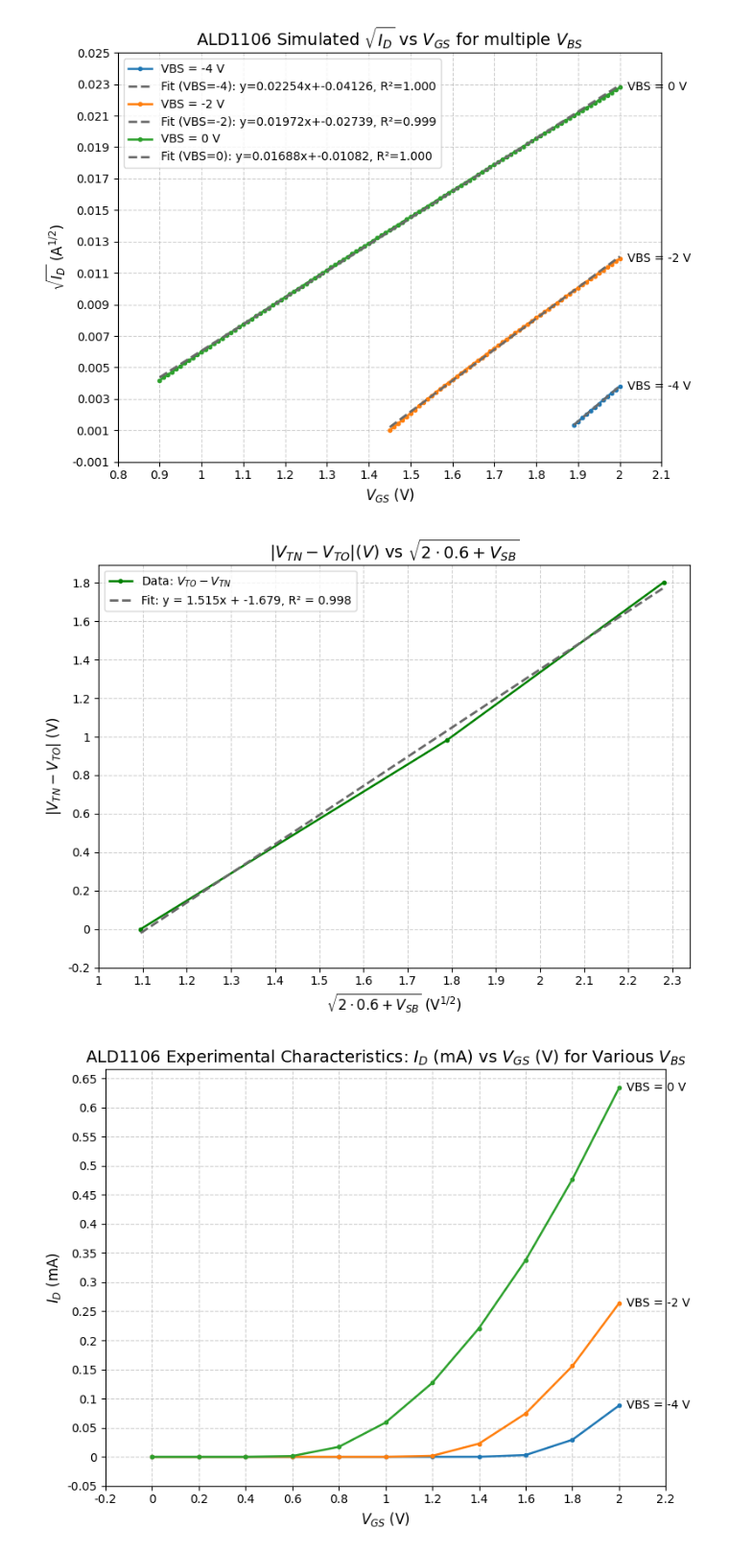
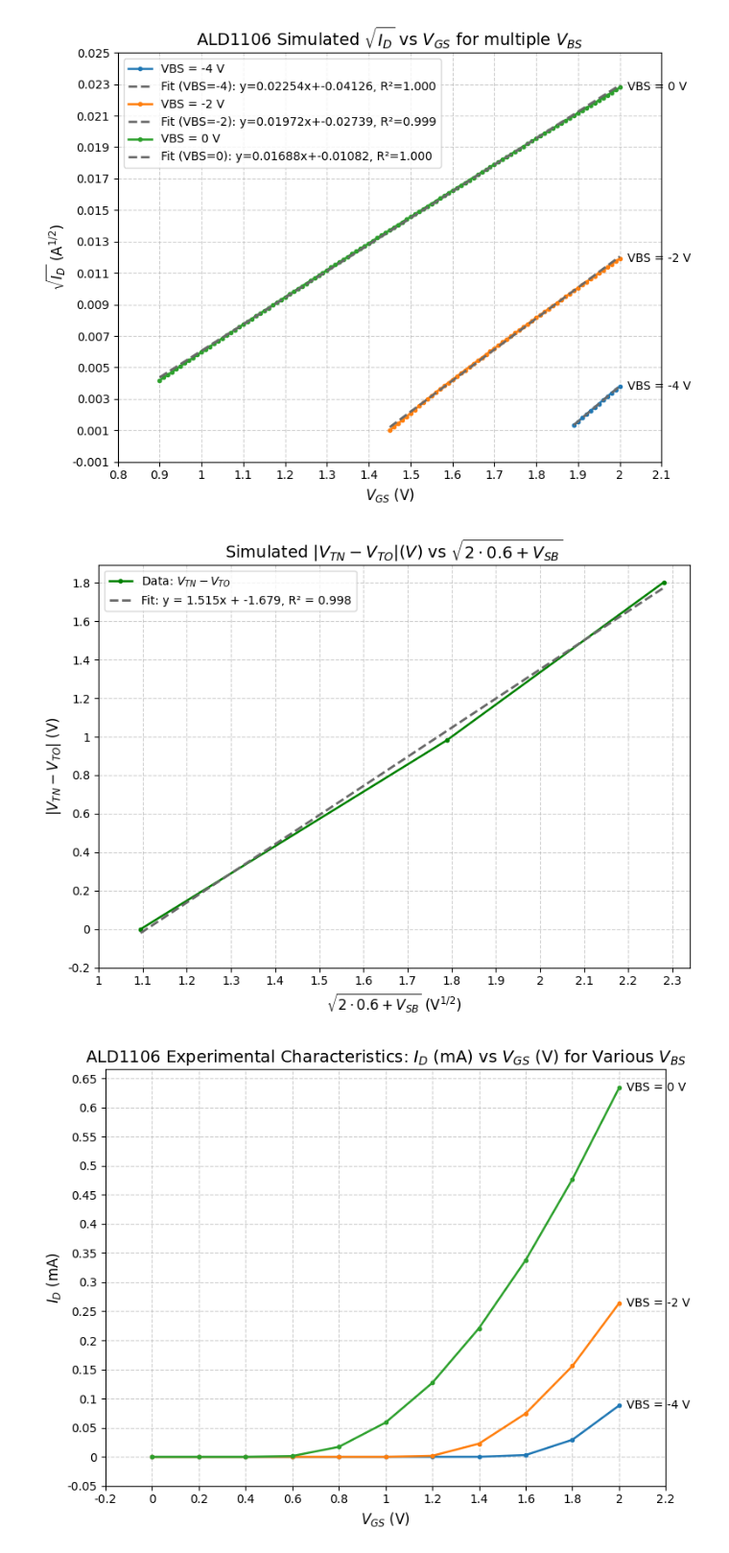
Before and after one commit to emaggyar12/335labs, a Jupyter notebook: lab5/nmos_graphs.ipynb, the cells around one changed output. Shown at 96% size. Cells and saved outputs as stored; diff of their text form; code cells hidden in the pictures.

```diff
--- a/lab5/nmos_graphs.ipynb
+++ b/lab5/nmos_graphs.ipynb
@@ -609,7 +609,7 @@ fig, ax = plt.subplots(figsize=(8, 6))
 
 # data points + connecting line
 ax.plot(x, vto_minus_vtn, marker='o', markersize=3, linewidth=1.8,
-        color='green', label=r"Data: $V_{TO}-V_{TN}$")
+        color='green', label=r"Data: $V_{TN}-V_{TO}$")
 
 # best-fit (linear)
 m, b = np.polyfit(x, vto_minus_vtn, 1)
@@ -624,7 +624,7 @@ ax.plot(xfit, yfit, linestyle='--', linewidth=2.0, color='dimgray',
         label=f"Fit: y = {m:.4g}x + {b:.4g}, R² = {r2:.3f}")
 
 # styling to match your previous plots
-ax.set_title(r"$|V_{TN}-V_{TO}| (V)$ vs $\sqrt{2\cdot 0.6 + V_{SB}}$", fontsize=14)
+ax.set_title(r"Experimental $|V_{TN}-V_{TO}| (V)$ vs $\sqrt{2\cdot 0.6 + V_{SB}}$", fontsize=14)
 ax.set_xlabel(r"$\sqrt{2\cdot 0.6 + V_{SB}}$ (V$^{1/2}$)", fontsize=12)
 ax.set_ylabel(r"$|V_{TN}-V_{TO}|$ (V)", fontsize=12)
 ax.grid(True, which='both', linestyle=':', alpha=0.25)
@@ -845,37 +845,37 @@ fig, ax = plt.subplots(figsize=(8, 6))
 
 # data points + connecting line
 ax.plot(x, vto_minus_vtn, marker='o', markersize=3, linewidth=1.8,
-        color='green', label=r"Data: $V_{TO}-V_{TN}$")
+        color='green', label=r"Data: $V_{TN}-V_{TO}$")
 
 # best-fit (linear)
 m, b = np.polyfit(x, vto_minus_vtn, 1)
 yhat = m*x + b
 ss_res = np.sum((vto_minus_vtn - yhat)**2)
 ss_tot = np.sum((vto_minus_vtn - vto_minus_vtn.mean())**2)
 r2 = 1 - ss_res/ss_tot if ss_tot != 0 else np.nan
 
 xfit = np.linspace(x.min(), x.max(), 300)
 yfit = m*xfit + b
 ax.plot(xfit, yfit, linestyle='--', linewidth=2.0, color='dimgray',
         label=f"Fit: y = {m:.4g}x + {b:.4g}, R² = {r2:.3f}")
 
 # styling to match your previous plots
-ax.set_title(r"$|V_{TN}-V_{TO}| (V)$ vs $\sqrt{2\cdot 0.6 + V_{SB}}$", fontsize=14)
+ax.set_title(r"Simulated $|V_{TN}-V_{TO}| (V)$ vs $\sqrt{2\cdot 0.6 + V_{SB}}$", fontsize=14)
 ax.set_xlabel(r"$\sqrt{2\cdot 0.6 + V_{SB}}$ (V$^{1/2}$)", fontsize=12)
 ax.set_ylabel(r"$|V_{TN}-V_{TO}|$ (V)", fontsize=12)
 ax.grid(True, which='both', linestyle=':', alpha=0.25)
 label_every_grid(ax, target_major_ticks=30)
 
 # every other tick
 xt, yt = ax.get_xticks(), ax.get_yticks()
 if len(xt) > 2: ax.set_xticks(xt[::2])
 if len(yt) > 2: ax.set_yticks(yt[::2])
 
 ax.legend(fontsize=10, loc='best')
 fig.tight_layout()
 plt.show()
 # %% [output]
-[figure, old version]
+[figure, new version]
 # %%
 # Plotting experimental NMOS vbs characteristics
 
```
Also changed, not shown: parts of 1 cell of this notebook.
